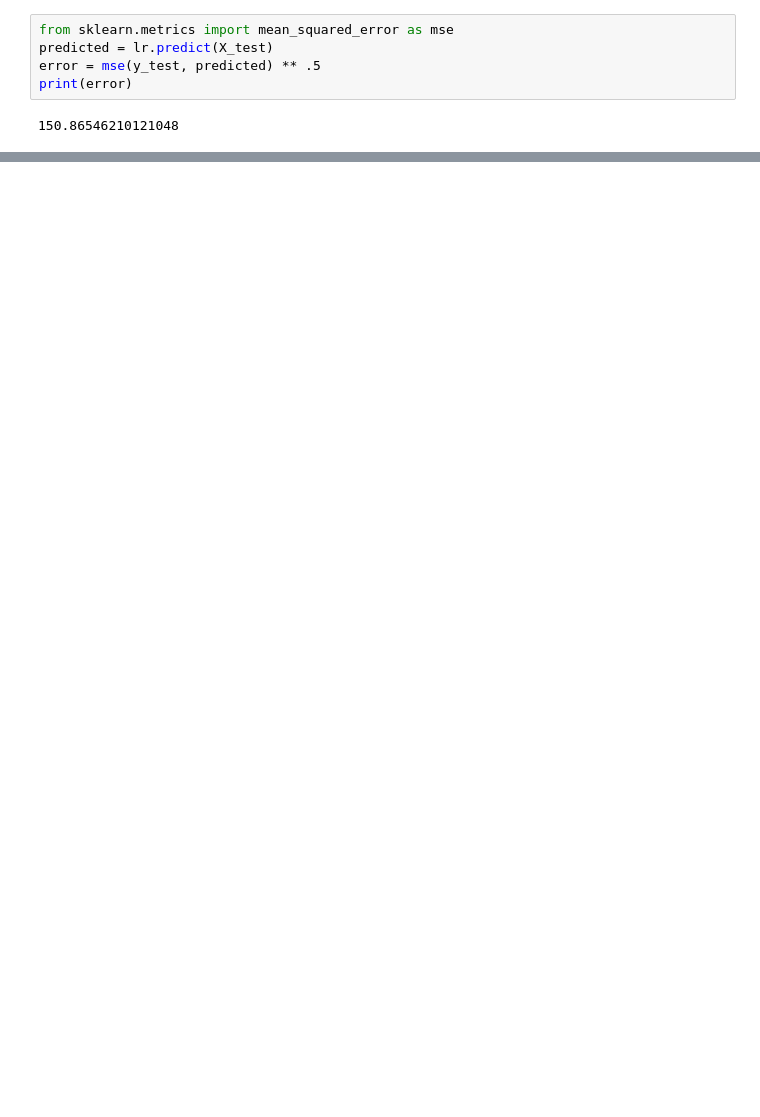
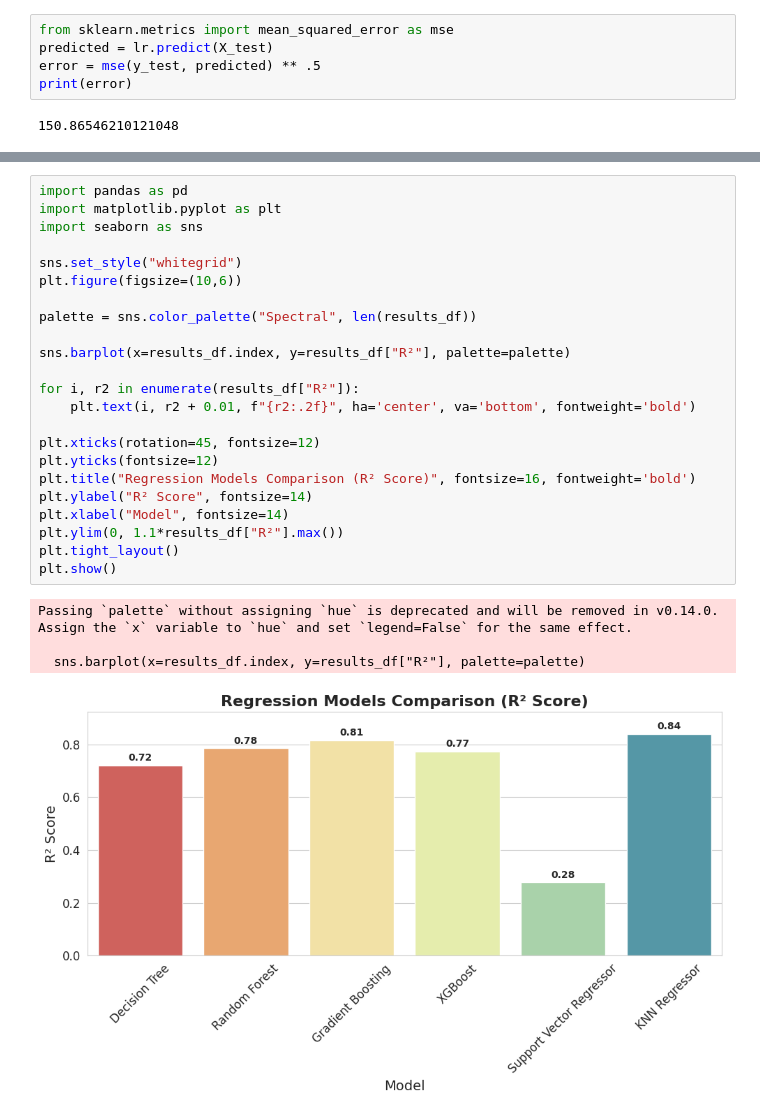
Before and after one commit to shoyon-at-git/EDGE_2202003, a Jupyter notebook: rainfall_predictor.ipynb, the cells around one changed output, grey strips where cells are left out. Saved outputs shown, nothing was run; the diff lists cells and outputs as text; blank space fills up the shorter version.

```diff
--- a/rainfall_predictor.ipynb
+++ b/rainfall_predictor.ipynb
@@ -99,2 +144,30 @@ print(error)
+# %%
+import pandas as pd
+import matplotlib.pyplot as plt
+import seaborn as sns
+
+sns.set_style("whitegrid")
+plt.figure(figsize=(10,6))
+
+palette = sns.color_palette("Spectral", len(results_df))
+
+sns.barplot(x=results_df.index, y=results_df["R²"], palette=palette)
+
+for i, r2 in enumerate(results_df["R²"]):
+    plt.text(i, r2 + 0.01, f"{r2:.2f}", ha='center', va='bottom', fontweight='bold')
+
+plt.xticks(rotation=45, fontsize=12)
+plt.yticks(fontsize=12)
+plt.title("Regression Models Comparison (R² Score)", fontsize=16, fontweight='bold')
+plt.ylabel("R² Score", fontsize=14)
+plt.xlabel("Model", fontsize=14)
+plt.ylim(0, 1.1*results_df["R²"].max())
+plt.tight_layout()
+plt.show()
+# %% [output]
+Passing `palette` without assigning `hue` is deprecated and will be removed in v0.14.0. Assign the `x` variable to `hue` and set `legend=False` for the same effect.
+
+  sns.barplot(x=results_df.index, y=results_df["R²"], palette=palette)
+[figure, added]
 # %%
 from sklearn.tree import DecisionTreeRegressor
```
Also changed, not shown: parts of 10 cells of this notebook.
